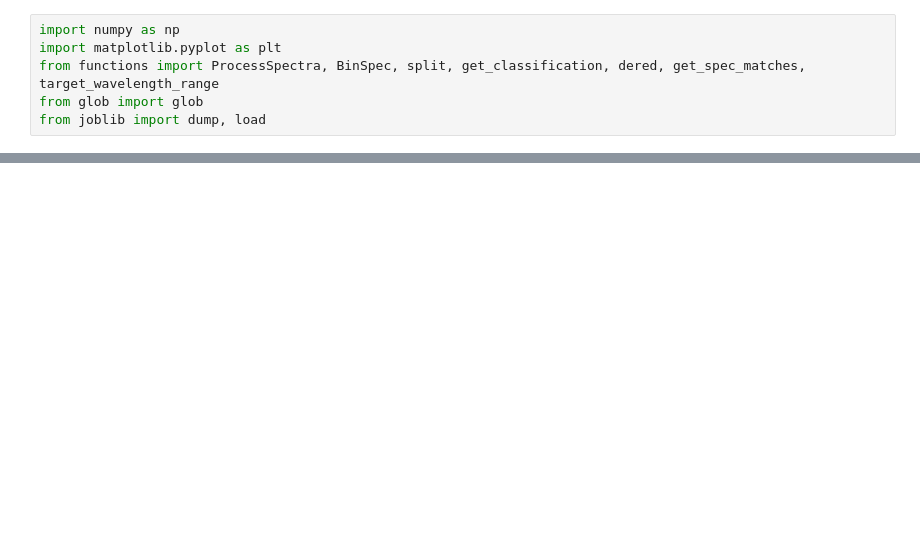
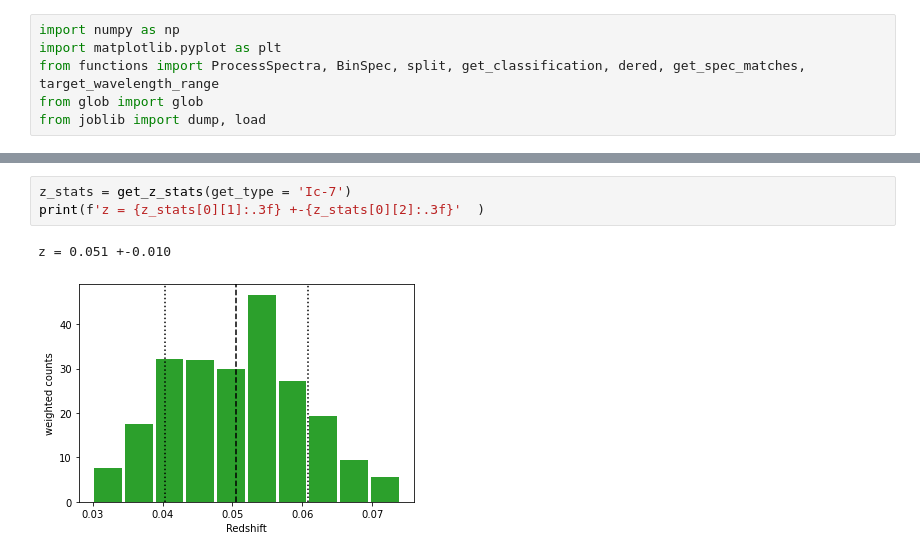
Before and after one commit to SiPrentice/SN_classifier, a Jupyter notebook: Classify_Supernovae.ipynb, the cells around one changed output, grey strips where cells are left out. Drawn from its saved outputs; the diff is of its cells as text; blank space fills up the shorter version.

Commit message:
Added stats functions and tidied the notebook

```diff
--- a/Classify_Supernovae.ipynb
+++ b/Classify_Supernovae.ipynb
@@ -146,0 +180,6 @@ NameError: name 'typ' is not defined
+# %%
+z_stats = get_z_stats(get_type = 'Ic-7')
+print(f'z = {z_stats[0][1]:.3f} +-{z_stats[0][2]:.3f}'  )
+# %% [output]
+z = 0.051 +-0.010
+[figure, added]
```
Also changed, not shown: parts of 37 cells of this notebook, 3 other files.
